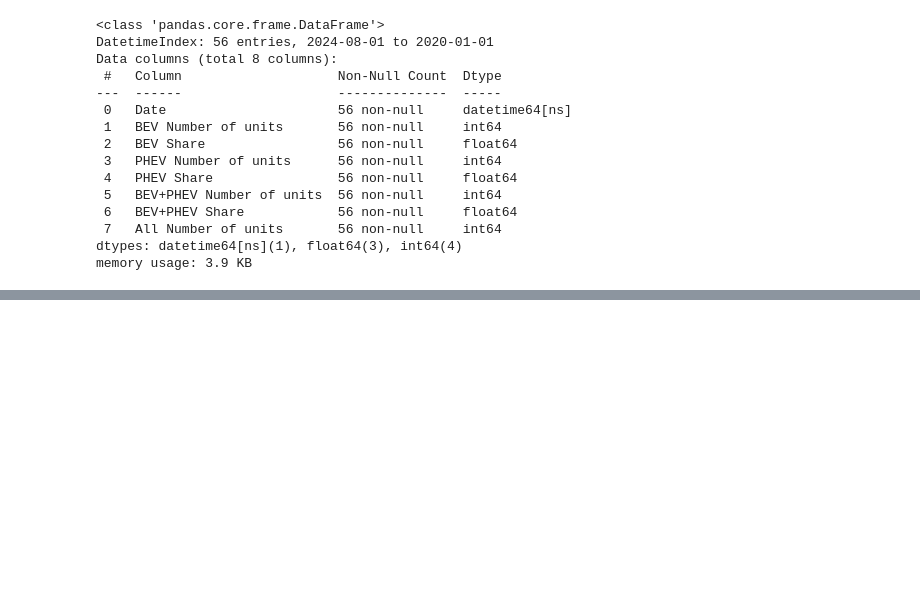
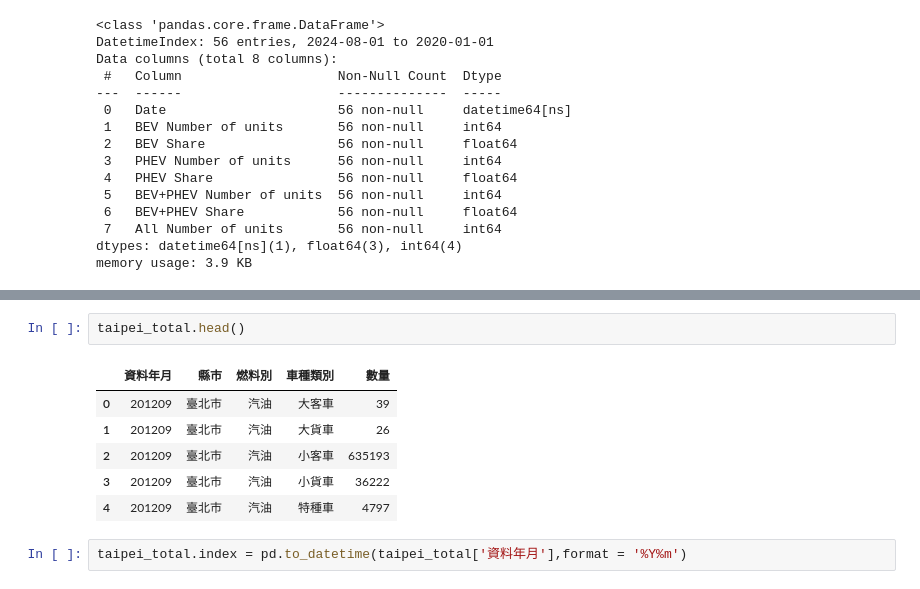
Before and after one commit to lilyleungch/erbscope99, a Jupyter notebook: data_cleansing/data_ploting.ipynb, the cells around one changed output, grey strips where cells are left out. Drawn from its saved outputs; the diff is of its cells as text; blank space fills up the shorter version.

```diff
--- a/data_cleansing/data_ploting.ipynb
+++ b/data_cleansing/data_ploting.ipynb
@@ -124,0 +141,11 @@ sns.lineplot(data = japan_sales, x = japan_sales.index, y = 'BEV Number of units
+# %%
+taipei_total.head()
+# %% [output]
+|  | 資料年月 | 縣市 | 燃料別 | 車種類別 | 數量 |
+| 0 | 201209 | 臺北市 | 汽油 | 大客車 | 39 |
+| 1 | 201209 | 臺北市 | 汽油 | 大貨車 | 26 |
+| 2 | 201209 | 臺北市 | 汽油 | 小客車 | 635193 |
+| 3 | 201209 | 臺北市 | 汽油 | 小貨車 | 36222 |
+| 4 | 201209 | 臺北市 | 汽油 | 特種車 | 4797 |
+# %%
+taipei_total.index = pd.to_datetime(taipei_total['資料年月'],format = '%Y%m')
```
Also changed, not shown: parts of 8 cells of this notebook, 1 other file.
